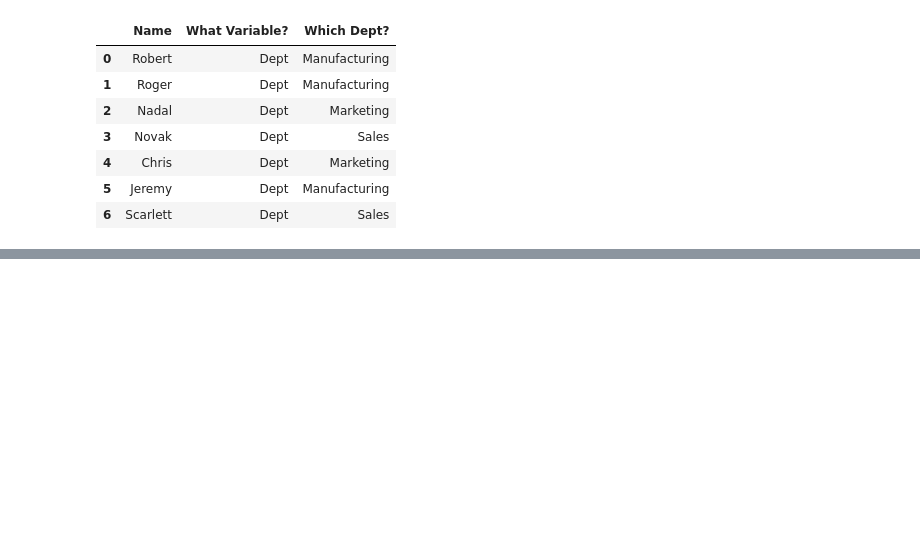
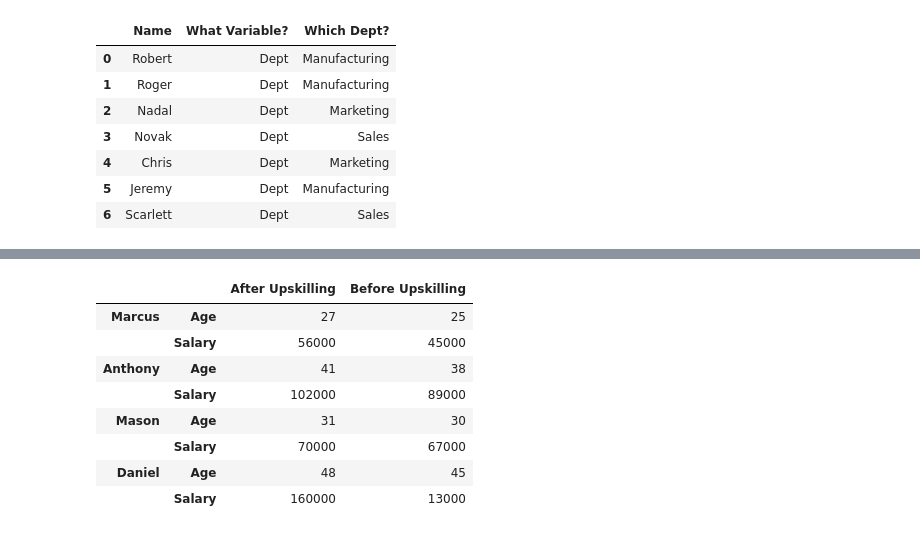
Before and after one commit to JG-Ancona/DigitalNovaScotia, a Jupyter notebook: Python/data_reshaping.ipynb, the cells around one changed output, grey strips where cells are left out. Saved outputs shown, nothing was run; the diff lists cells and outputs as text; code cells hidden in the pictures; blank space fills up the shorter version.

Commit message:
stack and unstack

```diff
--- a/Python/data_reshaping.ipynb
+++ b/Python/data_reshaping.ipynb
@@ -106,0 +109,10 @@ pd.melt(company_df, id_vars=['Name'], value_vars=['Dept'],var_name='What Variabl
+# %%
+# creating a multi index dataframe
+
+header = pd.MultiIndex.from_product([['Before Upskilling','After Upskilling'],['Age','Salary']])
+d=([[25,45000,27,56000],[38,89000,41,102000],[30,67000,31,70000],[45,13000,48,160000]])
+
+upskilling_df = pd.DataFrame(d,
+                    index=['Marcus','Anthony','Mason','Daniel'],columns=header)
+
+upskilling_df
@@ -106,0 +126,15 @@ pd.melt(company_df, id_vars=['Name'], value_vars=['Dept'],var_name='What Variabl
+# %%
+# stacking - wide to long
+
+upskilling_stacked = upskilling_df.stack()
+upskilling_stacked
+# %% [output]
+|  |  | After Upskilling | Before Upskilling |
+| Marcus | Age | 27 | 25 |
+|  | Salary | 56000 | 45000 |
+| Anthony | Age | 41 | 38 |
+|  | Salary | 102000 | 89000 |
+| Mason | Age | 31 | 30 |
+|  | Salary | 70000 | 67000 |
+| Daniel | Age | 48 | 45 |
+|  | Salary | 160000 | 13000 |
```
Also changed, not shown: parts of 4 cells of this notebook.
